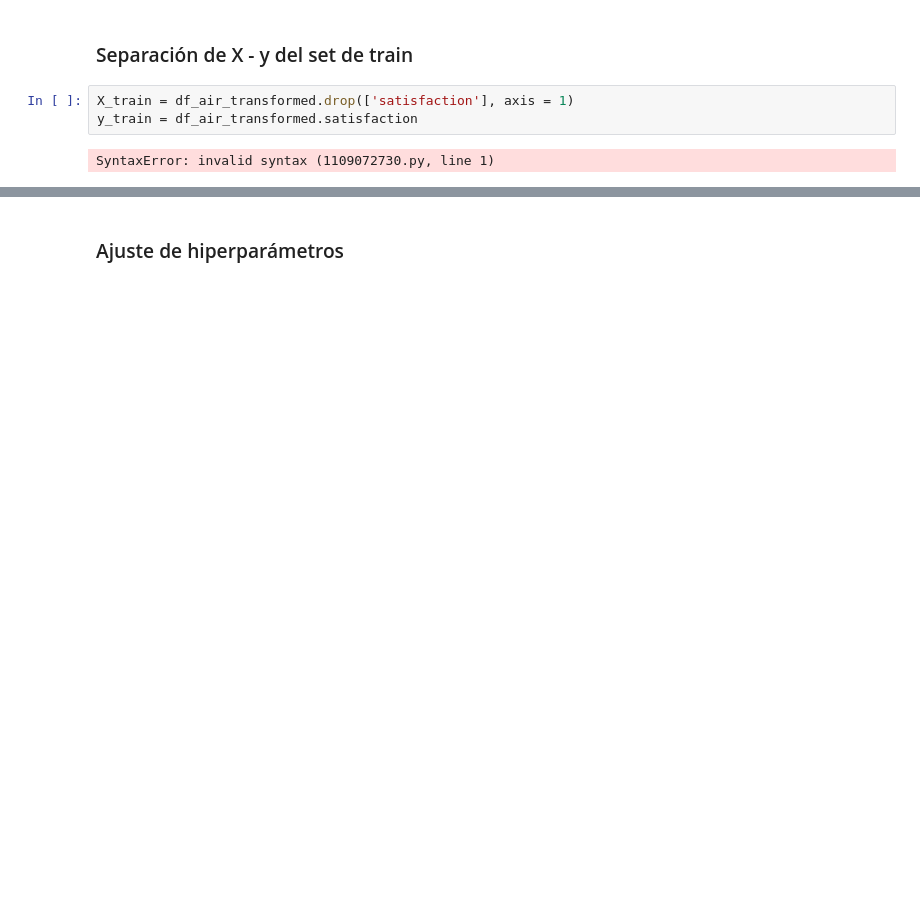
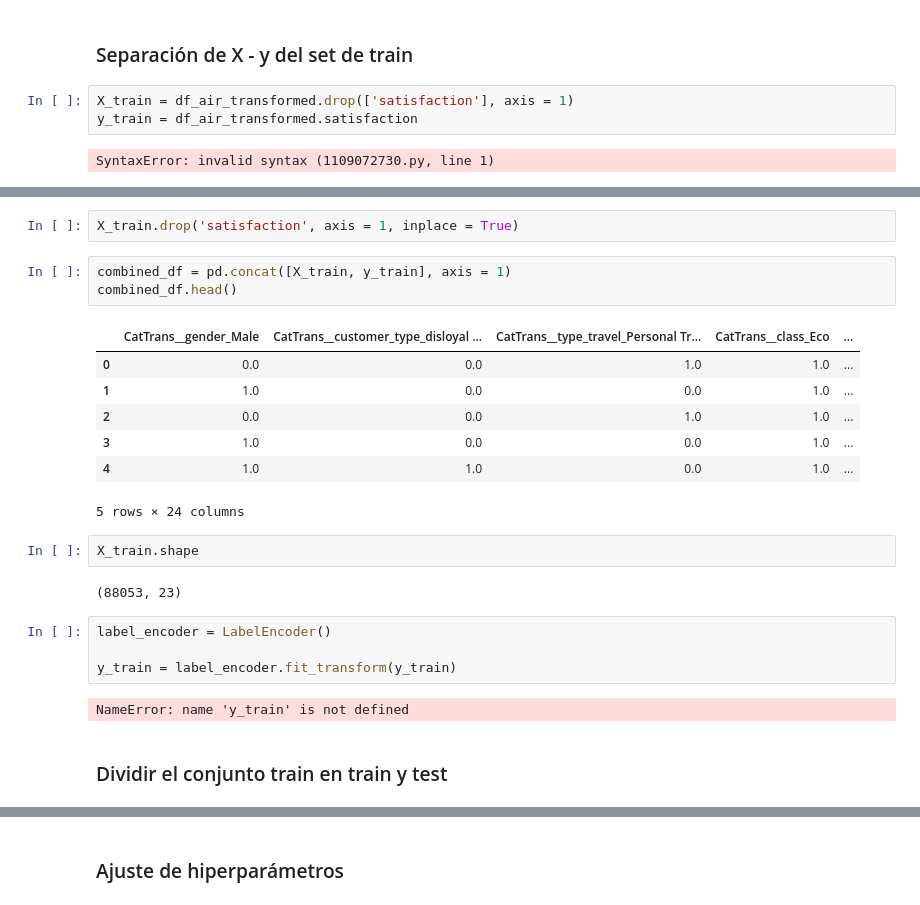
Before and after one commit to AI-School-F5-P2/proyecto_airlines_equipo_2, a Jupyter notebook: airlines.ipynb, the cells around one changed output, grey strips where cells are left out. Drawn from its saved outputs; the diff is of its cells as text; blank space fills up the shorter version.

```diff
--- a/airlines.ipynb
+++ b/airlines.ipynb
@@ -604,0 +620,25 @@ IndexError: only integers, slices (`:`), ellipsis (`...`), numpy.newaxis (`None`
+# %%
+X_train.drop('satisfaction', axis = 1, inplace = True)
+# %%
+combined_df = pd.concat([X_train, y_train], axis = 1)
+combined_df.head()
+# %% [output]
+|  | CatTrans__gender_Male | CatTrans__customer_type_disloyal ... | CatTrans__type_travel_Personal Tr... | CatTrans__class_Eco | ... |
+| 0 | 0.0 | 0.0 | 1.0 | 1.0 | ... |
+| 1 | 1.0 | 0.0 | 0.0 | 1.0 | ... |
+| 2 | 0.0 | 0.0 | 1.0 | 1.0 | ... |
+| 3 | 1.0 | 0.0 | 0.0 | 1.0 | ... |
+| 4 | 1.0 | 1.0 | 0.0 | 1.0 | ... |
+5 rows × 24 columns
+# %%
+X_train.shape
+# %% [output]
+(88053, 23)
+# %%
+label_encoder = LabelEncoder()
+
+y_train = label_encoder.fit_transform(y_train)
+# %% [output]
+NameError: name 'y_train' is not defined
+# %% [markdown]
+### Dividir el conjunto train en train y test
```
Also changed, not shown: parts of 23 cells of this notebook.
